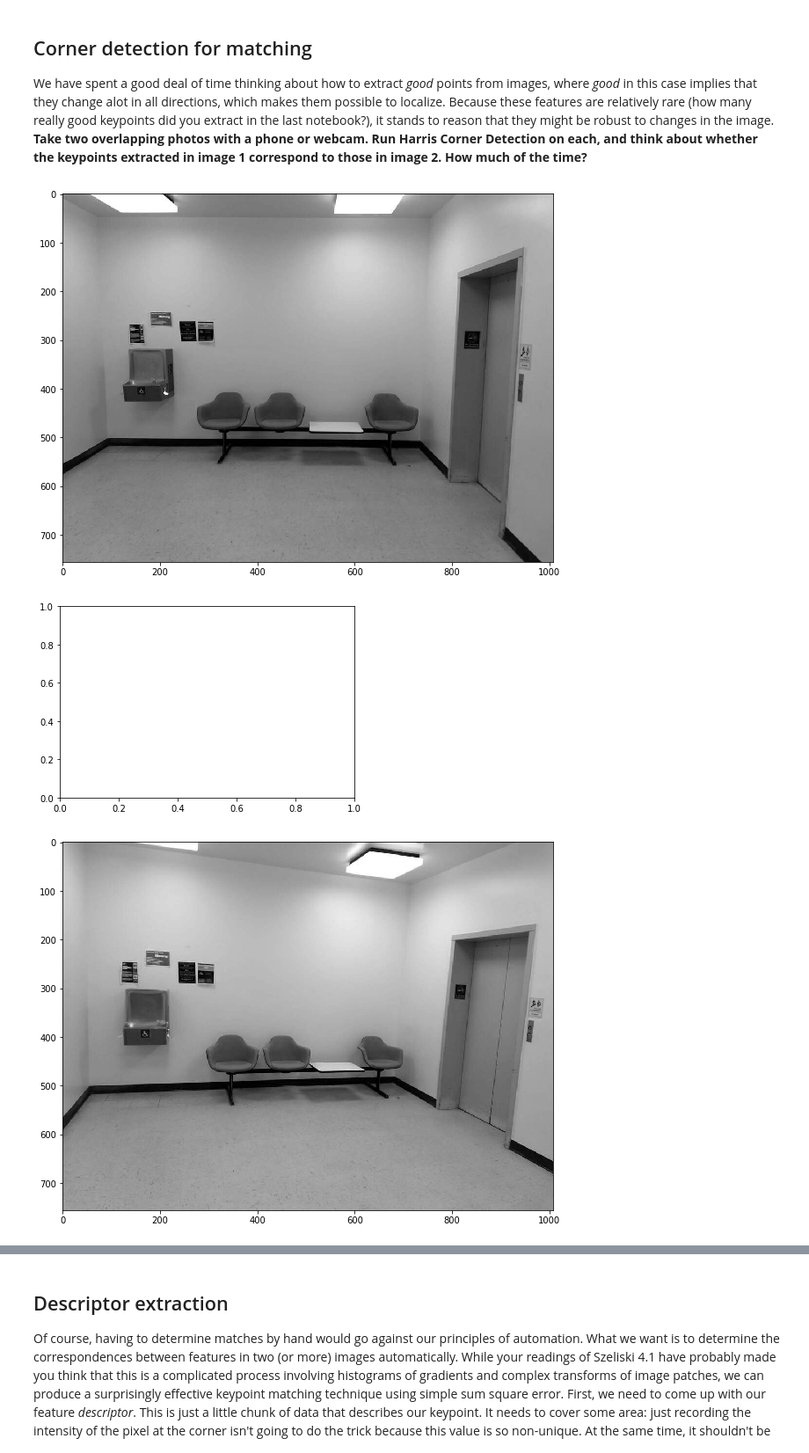
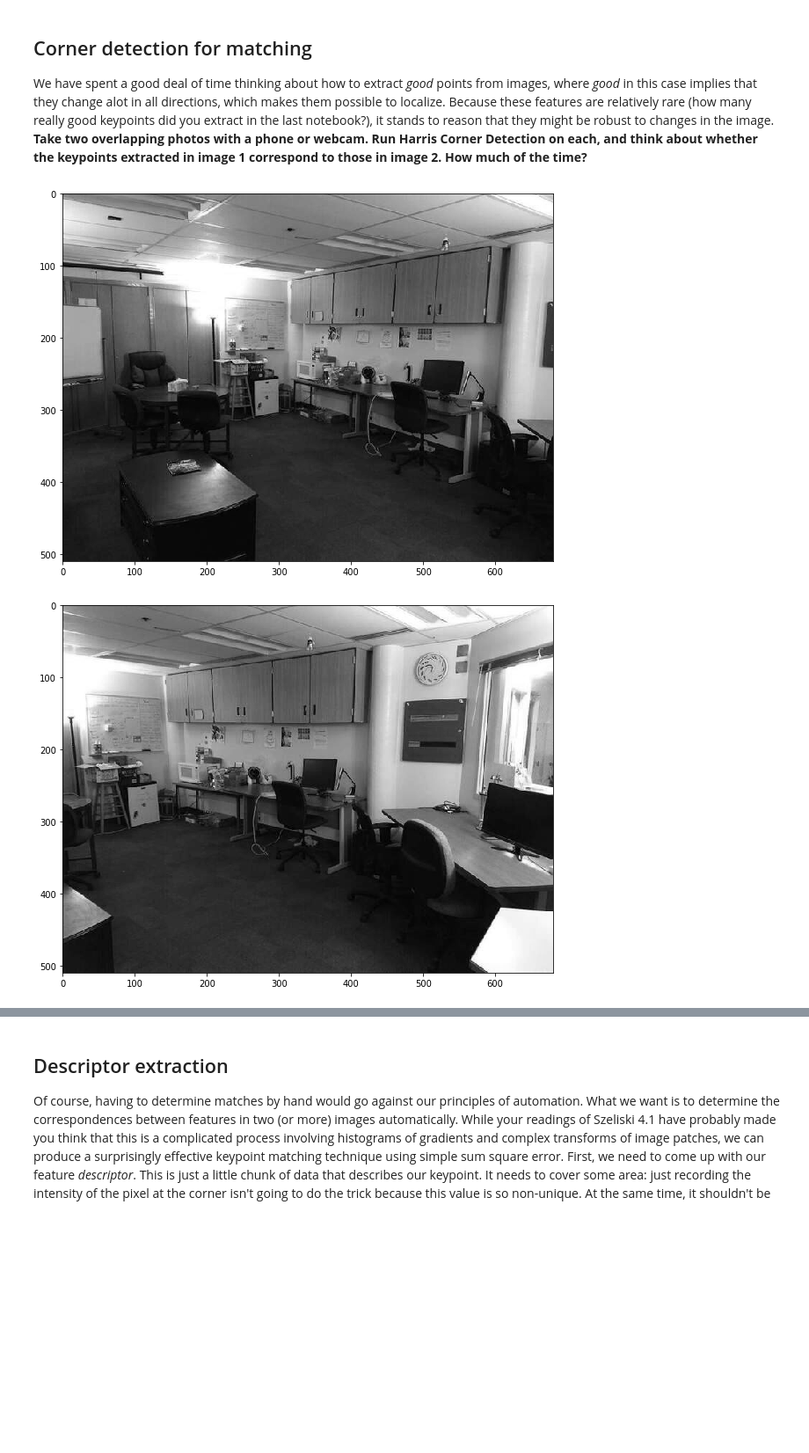
Before and after one commit to fbunt/190211_feature_matching, a Jupyter notebook: keypoint_matching.ipynb, the cells around one changed output, grey strips where cells are left out. Shown: that part at 88% size. Saved outputs shown, nothing was run; the diff lists cells and outputs as text; code cells hidden in the pictures; blank space fills up the shorter version.

Commit message:
Replace images with two with better details

```diff
--- a/keypoint_matching.ipynb
+++ b/keypoint_matching.ipynb
@@ -10,12 +10,11 @@ import numpy as np
 
 from utils import anms_kdtree, harris_response, imgshow
 # %%
-img0 = plt.imread("chairs00.jpg").mean(axis=2)
-img1 = plt.imread("chairs01.jpg").mean(axis=2)
+img0 = plt.imread("overlap00.jpg").mean(axis=2)
+img1 = plt.imread("overlap01.jpg").mean(axis=2)
 height, width = img0.shape
 imgshow(img0)
 imgshow(img1)
 # %% [output]
-[figure, old version]
+[figure, new version]
-[figure, old version]
+[figure, new version]
-[figure, removed]
```
Also changed, not shown: parts of 2 cells of this notebook, 4 other files.
